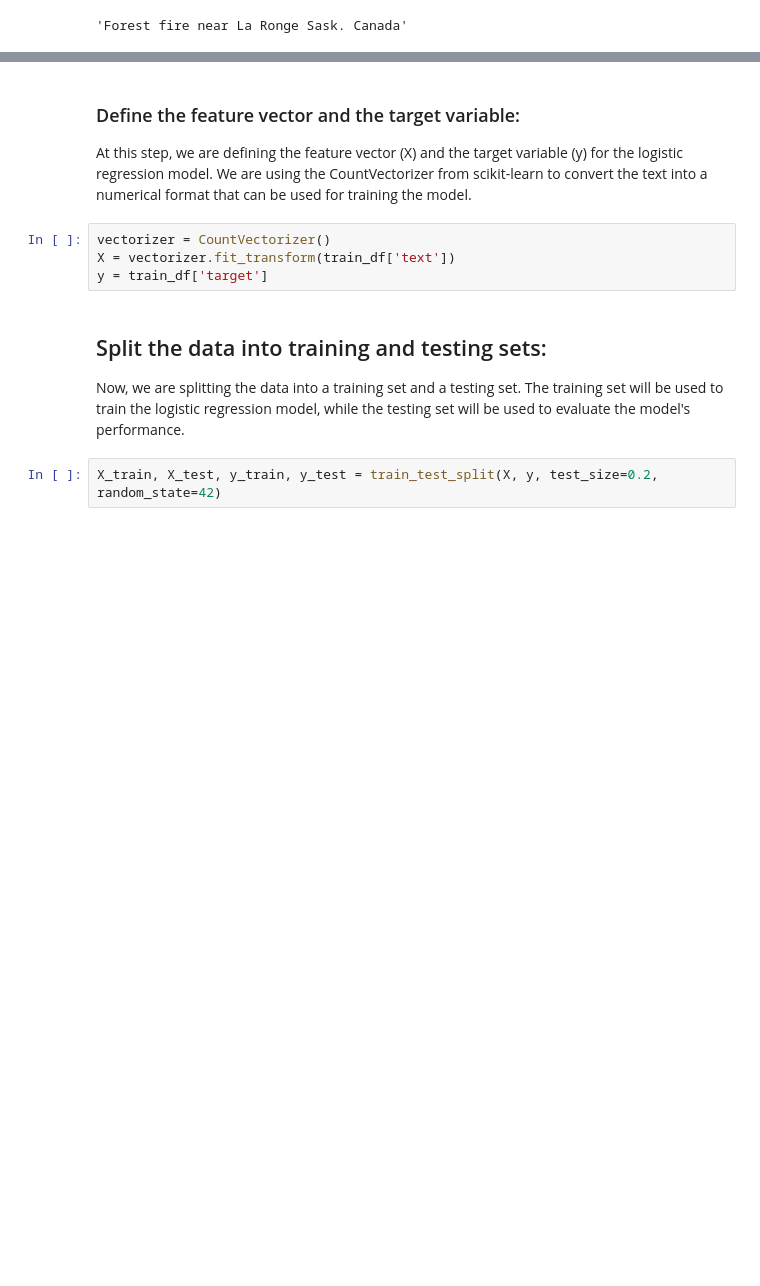
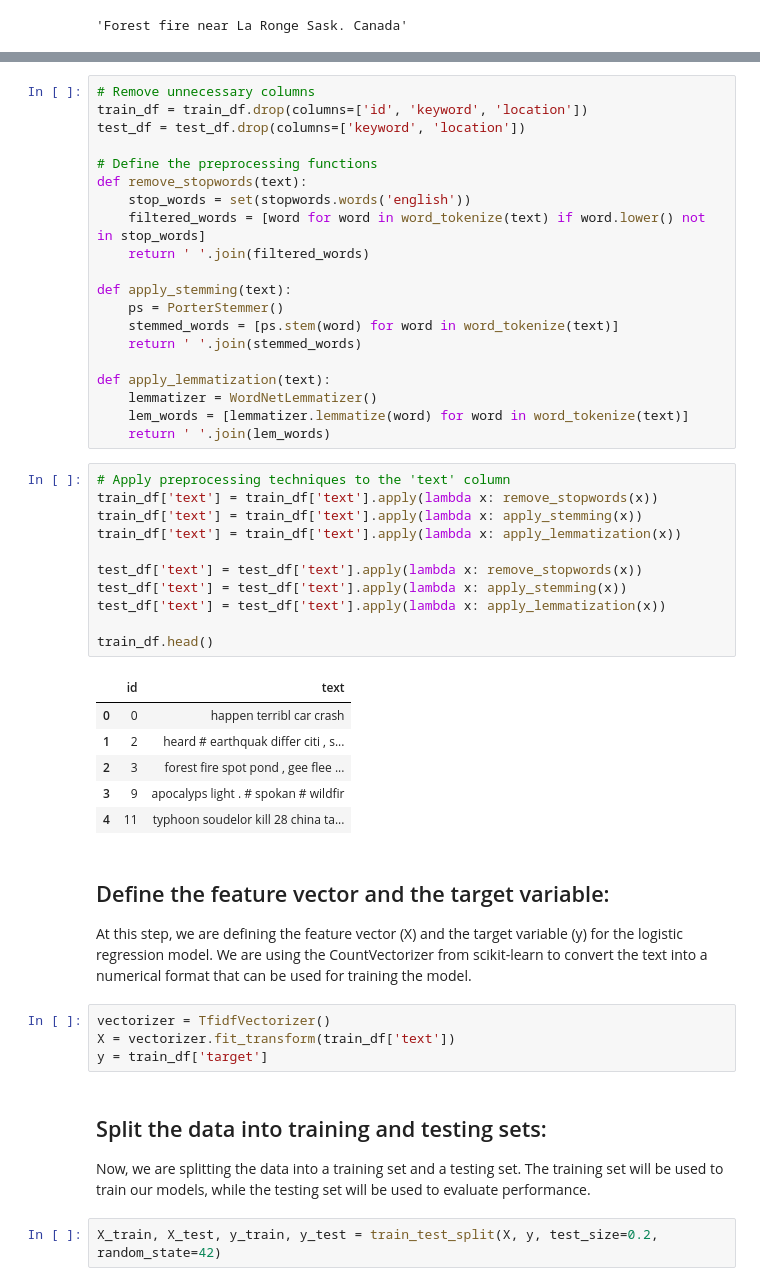
Before and after one commit to RBNGNZLZ/NLP-with-tweets, a Jupyter notebook: nlp-with-tweets.ipynb, the cells around one changed output, grey strips where cells are left out. Cells and saved outputs as stored; diff of their text form; blank space fills up the shorter version.

```diff
--- a/nlp-with-tweets.ipynb
+++ b/nlp-with-tweets.ipynb
@@ -35,13 +59,51 @@ train_df[train_df["target"] == 1]["text"].values[1]
+# %%
+# Remove unnecessary columns
+train_df = train_df.drop(columns=['id', 'keyword', 'location'])
+test_df = test_df.drop(columns=['keyword', 'location'])
+
+# Define the preprocessing functions
+def remove_stopwords(text):
+    stop_words = set(stopwords.words('english'))
+    filtered_words = [word for word in word_tokenize(text) if word.lower() not in stop_words]
+    return ' '.join(filtered_words)
+
+def apply_stemming(text):
+    ps = PorterStemmer()
+    stemmed_words = [ps.stem(word) for word in word_tokenize(text)]
+    return ' '.join(stemmed_words)
+
+def apply_lemmatization(text):
+    lemmatizer = WordNetLemmatizer()
+    lem_words = [lemmatizer.lemmatize(word) for word in word_tokenize(text)]
+    return ' '.join(lem_words)
+# %%
+# Apply preprocessing techniques to the 'text' column
+train_df['text'] = train_df['text'].apply(lambda x: remove_stopwords(x))
+train_df['text'] = train_df['text'].apply(lambda x: apply_stemming(x))
+train_df['text'] = train_df['text'].apply(lambda x: apply_lemmatization(x))
+
+test_df['text'] = test_df['text'].apply(lambda x: remove_stopwords(x))
+test_df['text'] = test_df['text'].apply(lambda x: apply_stemming(x))
+test_df['text'] = test_df['text'].apply(lambda x: apply_lemmatization(x))
+
+train_df.head()
+# %% [output]
+|  | id | text |
+| 0 | 0 | happen terribl car crash |
+| 1 | 2 | heard # earthquak differ citi , s... |
+| 2 | 3 | forest fire spot pond , gee flee ... |
+| 3 | 9 | apocalyps light . # spokan # wildfir |
+| 4 | 11 | typhoon soudelor kill 28 china ta... |
 # %% [markdown]
-### Define the feature vector and the target variable:
+## Define the feature vector and the target variable:
 
 At this step, we are defining the feature vector (X) and the target variable (y) for the logistic regression model. We are using the CountVectorizer from scikit-learn to convert the text into a numerical format that can be used for training the model.
 # %%
-vectorizer = CountVectorizer()
+vectorizer = TfidfVectorizer()
 X = vectorizer.fit_transform(train_df['text'])
 y = train_df['target']
 # %% [markdown]
 ## Split the data into training and testing sets:
-Now, we are splitting the data into a training set and a testing set. The training set will be used to train the logistic regression model, while the testing set will be used to evaluate the model's performance.
+Now, we are splitting the data into a training set and a testing set. The training set will be used to train our models, while the testing set will be used to evaluate performance.
 # %%
 X_train, X_test, y_train, y_test = train_test_split(X, y, test_size=0.2, random_state=42)
```
Also changed, not shown: parts of 17 cells of this notebook, 2 other files.
